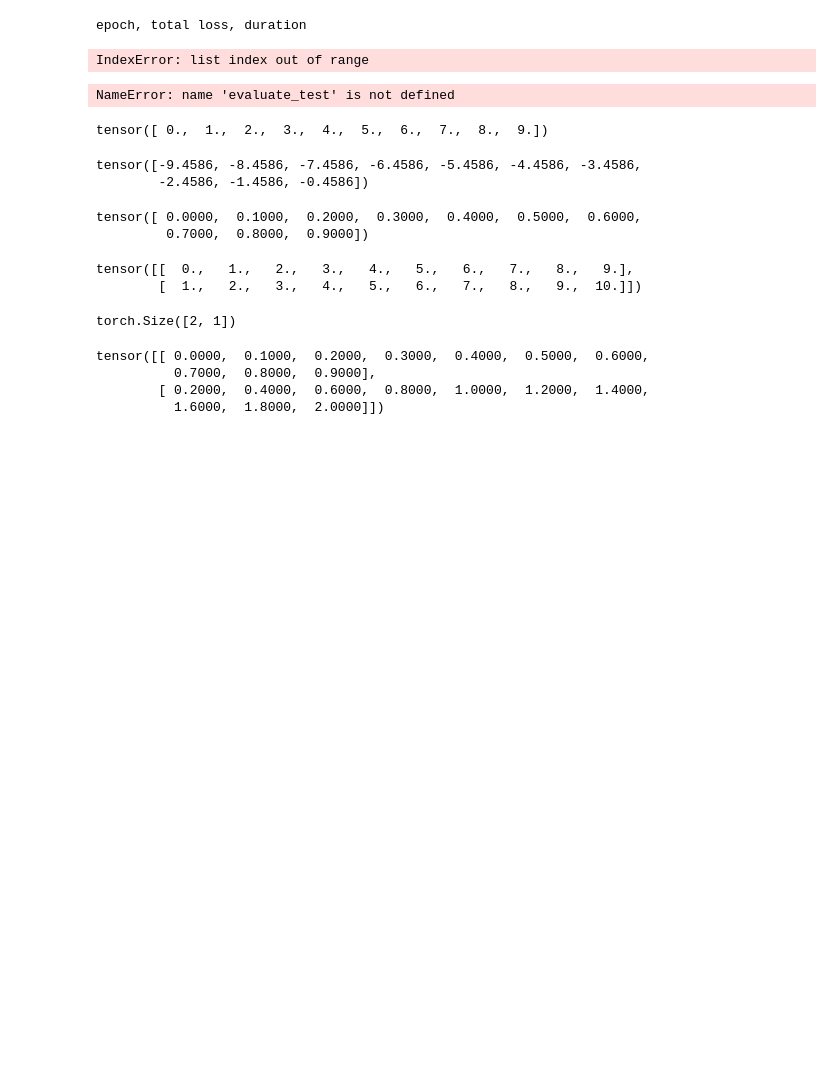
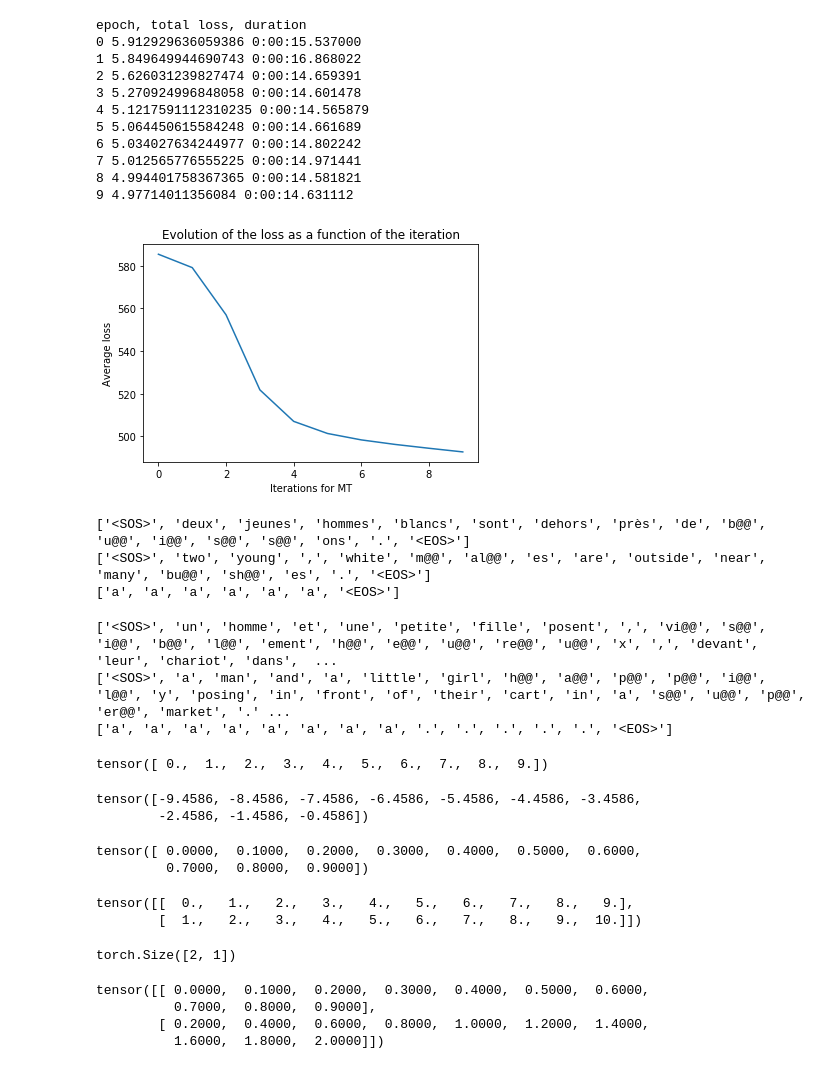
Before and after one commit to ecekt/NLP2-LAB2, a Jupyter notebook: NLP2-lab2.ipynb, the cells around one changed output. Saved outputs shown, nothing was run; the diff lists cells and outputs as text; code cells hidden in the pictures; blank space fills up the shorter version.

```diff
--- a/NLP2-lab2.ipynb
+++ b/NLP2-lab2.ipynb
@@ -32,7 +32,7 @@ warnings.filterwarnings('error')
 import string
 # puncs = set(string.punctuation)
 # %%
-portion = 29000
+portion = 100
 
 #training sets
 with open('tokenized_low.BPE.en') as f:
@@ -46,11 +46,11 @@ with open('tokenized_low.BPE.fr') as f:
 # with open('val.fr') as f:
 #     val_fr = [l.strip() for l in f.readlines()]
 
-# #test sets
-# with open('test_2017_flickr.en') as f:
-#     test_en = [l.strip() for l in f.readlines()]
-# with open('test_2017_flickr.fr') as f:
-#     test_fr = [l.strip() for l in f.readlines()]
+#test sets
+with open('test_tokenized.BPE.en') as f:
+    test_en = [l.strip() for l in f.readlines()]
+with open('test_tokenized.BPE.fr') as f:
+    test_fr = [l.strip() for l in f.readlines()]
 # %%
 #TODO
 # 0 PAD - padding 0 for convenience in masking?
@@ -440,7 +473,7 @@ loss_func = nn.NLLLoss()
 losses = []
 avg_losses = []
 
-portion = 29000
+portion = 99
 
 train = True
 print('epoch, total loss, duration')
@@ -486,47 +519,62 @@ for e in range(epochs):
 
     print(e, total_loss/portion, now-then)
 
 
 with open('model_encoder' + str(portion) + '.pickle','wb') as file:
     pickle.dump(model_encoder,file)
 
 
 with open('model_decoder' + str(portion) + '.pickle','wb') as file:
     pickle.dump(model_decoder,file)
 
 iteration= list(range(len(losses)))
 
 plt.plot(iteration, losses)
 plt.xlabel("Iterations for MT")
 plt.ylabel('Average loss')
 plt.title('Evolution of the loss as a function of the iteration')
 plt.savefig("mt" + str(portion)+".png")
 plt.show()
 
 test_fr_sentence = corpus2id_fr[0]
 test_en_sentence = corpus2id_en[0]
 
 decoder_outputs, decoder_attentions = evaluate_test(model_encoder, model_decoder,test_fr_sentence, test_en_sentence)
 
 print(word_ids2string(test_fr_sentence, id2tokens_fr))
 print(word_ids2string(test_en_sentence, id2tokens_en))
 print(word_ids2string(decoder_outputs, id2tokens_en))
 # %% [output]
 epoch, total loss, duration
+0 5.912929636059386 0:00:15.537000
+1 5.849649944690743 0:00:16.868022
+2 5.626031239827474 0:00:14.659391
+3 5.270924996848058 0:00:14.601478
+4 5.1217591112310235 0:00:14.565879
+5 5.064450615584248 0:00:14.661689
+6 5.034027634244977 0:00:14.802242
+7 5.012565776555225 0:00:14.971441
+8 4.994401758367365 0:00:14.581821
+9 4.97714011356084 0:00:14.631112
+[figure, added]
-IndexError: list index out of range
+['<SOS>', 'deux', 'jeunes', 'hommes', 'blancs', 'sont', 'dehors', 'près', 'de', 'b@@', 'u@@', 'i@@', 's@@', 's@@', 'ons', '.', '<EOS>']
+['<SOS>', 'two', 'young', ',', 'white', 'm@@', 'al@@', 'es', 'are', 'outside', 'near', 'many', 'bu@@', 'sh@@', 'es', '.', '<EOS>']
+['a', 'a', 'a', 'a', 'a', 'a', '<EOS>']
 # %%
-pair = 7
+pair = 66
 
 test_fr_sentence = corpus2id_fr[pair]
 test_en_sentence = corpus2id_en[pair]
 
-decoder_outputs, decoder_attentions = evaluate_test(model_encoder, model_decoder,test_fr_sentence, test_en_sentence)
+decoder_outputs, decoder_attentions = evaluate_sent(model_encoder, model_decoder,test_fr_sentence, test_en_sentence)
 
 print(word_ids2string(test_fr_sentence, id2tokens_fr))
 print(word_ids2string(test_en_sentence, id2tokens_en))
 print(word_ids2string(decoder_outputs, id2tokens_en))
 # %% [output]
-NameError: name 'evaluate_test' is not defined
+['<SOS>', 'un', 'homme', 'et', 'une', 'petite', 'fille', 'posent', ',', 'vi@@', 's@@', 'i@@', 'b@@', 'l@@', 'ement', 'h@@', 'e@@', 'u@@', 're@@', 'u@@', 'x', ',', 'devant', 'leur', 'chariot', 'dans',  ...
+['<SOS>', 'a', 'man', 'and', 'a', 'little', 'girl', 'h@@', 'a@@', 'p@@', 'p@@', 'i@@', 'l@@', 'y', 'posing', 'in', 'front', 'of', 'their', 'cart', 'in', 'a', 's@@', 'u@@', 'p@@', 'er@@', 'market', '.' ...
+['a', 'a', 'a', 'a', 'a', 'a', 'a', 'a', '.', '.', '.', '.', '.', '<EOS>']
 # %%
 with open('model_encoder' + str(portion) + '.pickle','rb') as file:
     model_encoder = pickle.load(file)
```
Also changed, not shown: parts of 10 cells of this notebook.
